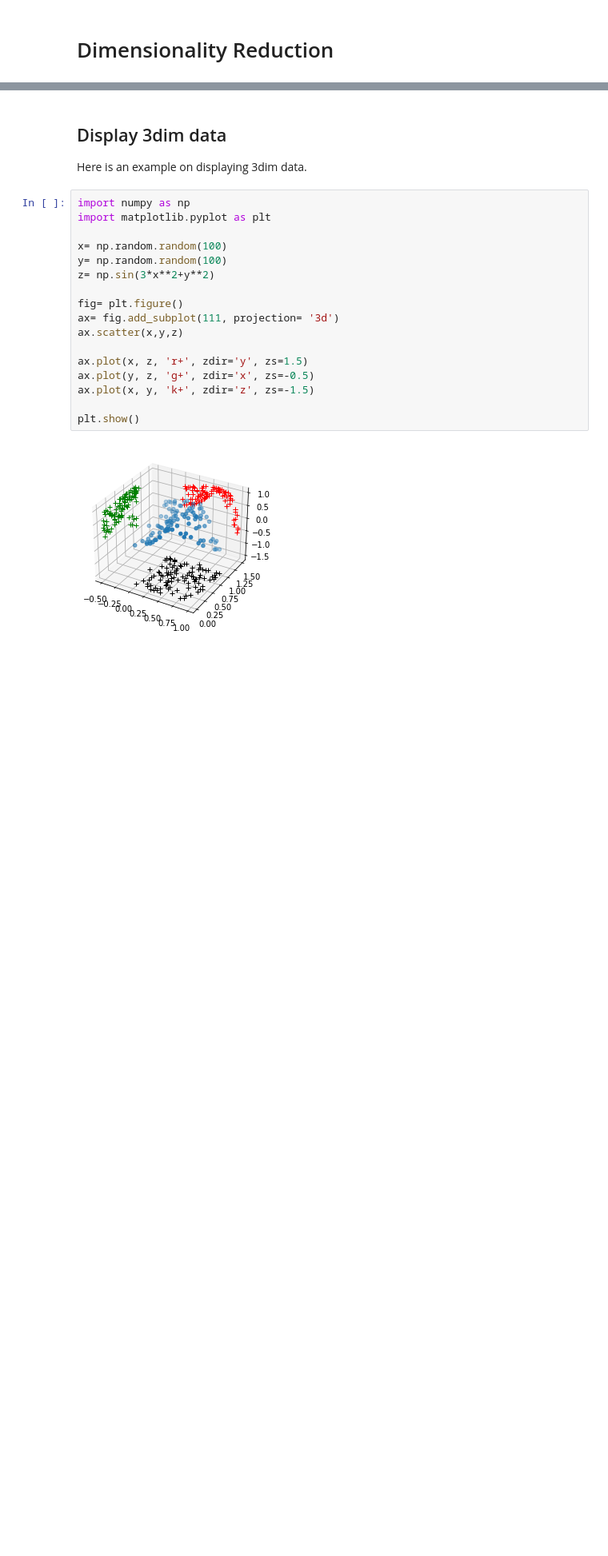
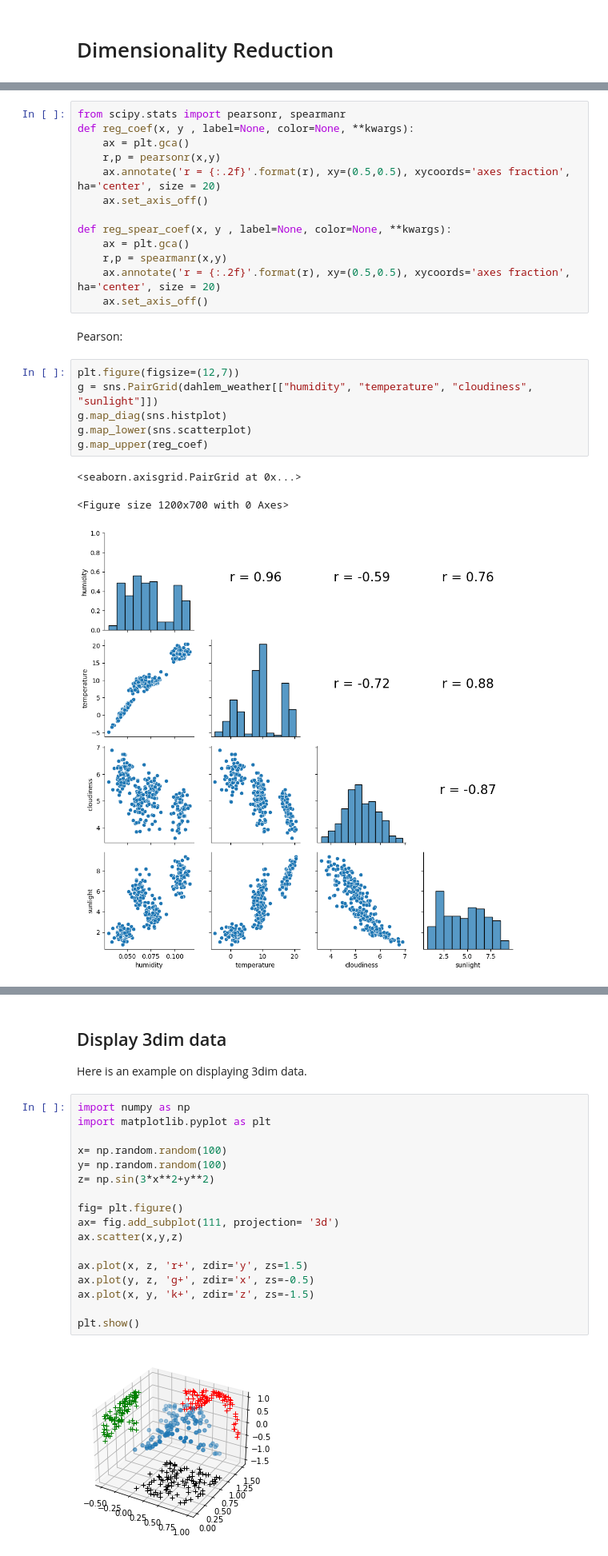
Before and after one commit to matworx/aai-url-notebooks, a Jupyter notebook: DimensionalityReduction.ipynb, the cells around one changed output, grey strips where cells are left out. Shown at 80% size. Drawn from its saved outputs; the diff is of its cells as text; blank space fills up the shorter version.

```diff
--- a/DimensionalityReduction.ipynb
+++ b/DimensionalityReduction.ipynb
@@ -2,0 +54,25 @@
+# %%
+from scipy.stats import pearsonr, spearmanr
+def reg_coef(x, y , label=None, color=None, **kwargs):
+    ax = plt.gca()
+    r,p = pearsonr(x,y)
+    ax.annotate('r = {:.2f}'.format(r), xy=(0.5,0.5), xycoords='axes fraction', ha='center', size = 20)
+    ax.set_axis_off()
+
+def reg_spear_coef(x, y , label=None, color=None, **kwargs):
+    ax = plt.gca()
+    r,p = spearmanr(x,y)
+    ax.annotate('r = {:.2f}'.format(r), xy=(0.5,0.5), xycoords='axes fraction', ha='center', size = 20)
+    ax.set_axis_off()
+# %% [markdown]
+Pearson:
+# %%
+plt.figure(figsize=(12,7))
+g = sns.PairGrid(dahlem_weather[["humidity", "temperature", "cloudiness", "sunlight"]])
+g.map_diag(sns.histplot)
+g.map_lower(sns.scatterplot)
+g.map_upper(reg_coef)
+# %% [output]
+<seaborn.axisgrid.PairGrid at 0x...>
+<Figure size 1200x700 with 0 Axes>
+[figure, added]
```
Also changed, not shown: parts of 11 cells of this notebook.
